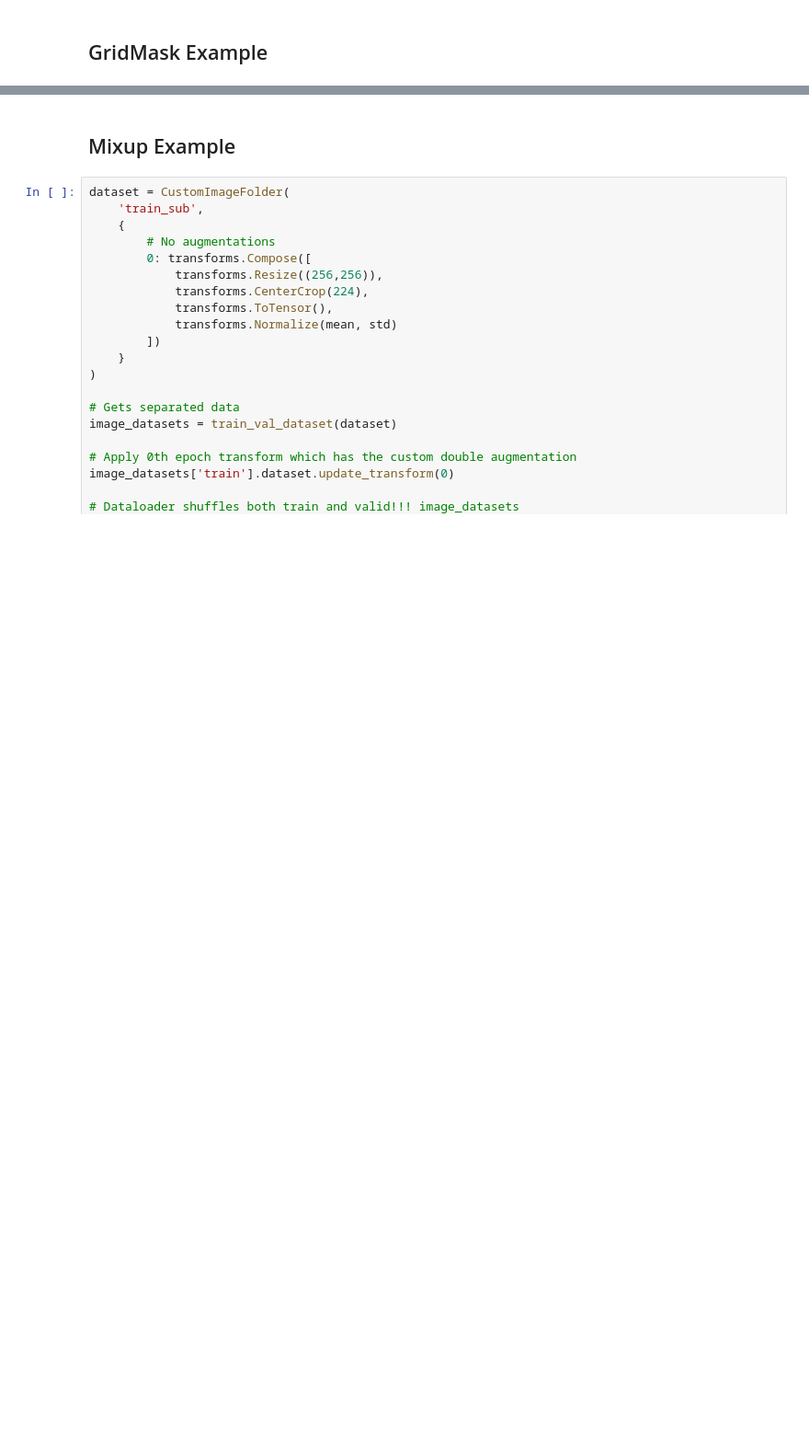
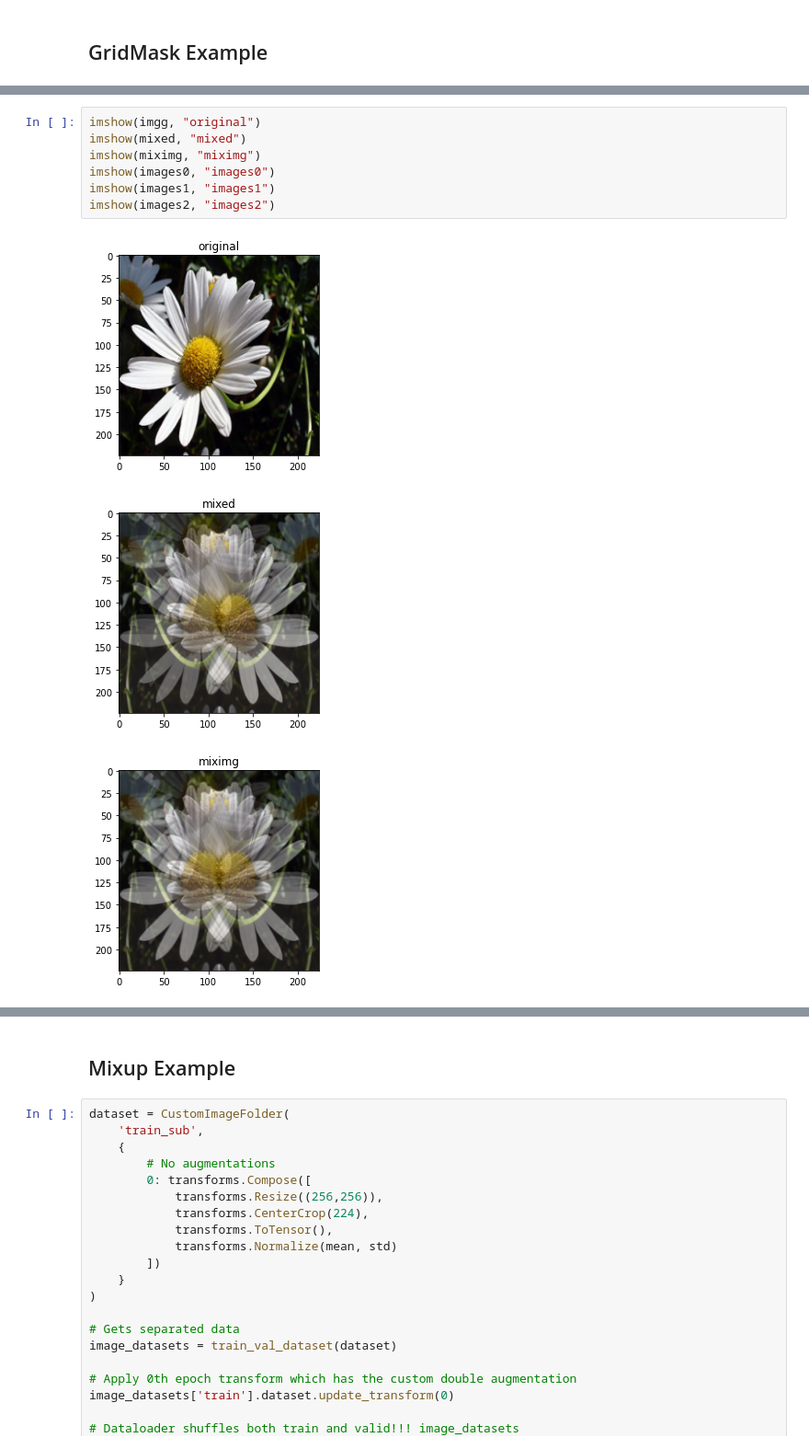
Before and after one commit to IvanSunjg/Advanced-Vision, a Jupyter notebook: colab/augmentation-examples/examples.ipynb, the cells around one changed output, grey strips where cells are left out. Shown at 92% size. Drawn from its saved outputs; the diff is of its cells as text; blank space fills up the shorter version.

```diff
--- a/colab/augmentation-examples/examples.ipynb
+++ b/colab/augmentation-examples/examples.ipynb
@@ -187,0 +256,11 @@ for inputs, labels in dataloaders['train']:
+# %%
+imshow(imgg, "original")
+imshow(mixed, "mixed")
+imshow(miximg, "miximg")
+imshow(images0, "images0")
+imshow(images1, "images1")
+imshow(images2, "images2")
+# %% [output]
+[figure, added]
+[figure, added]
+[figure, added]
```
Also changed, not shown: parts of 7 cells of this notebook, 1 other file.
